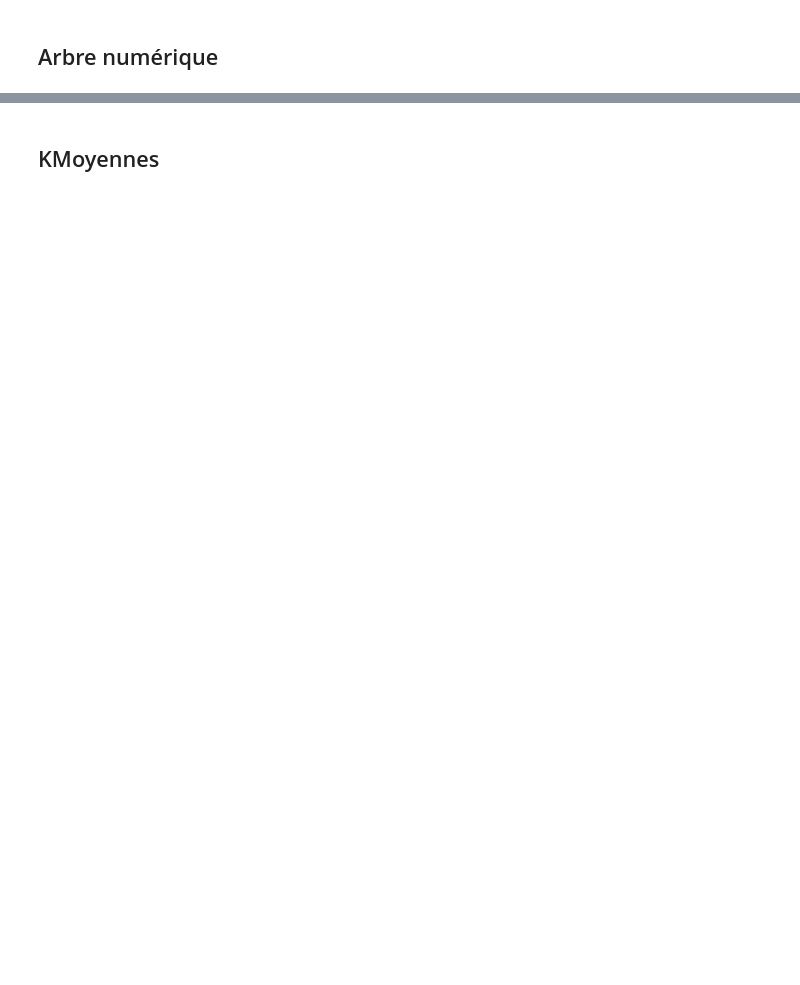
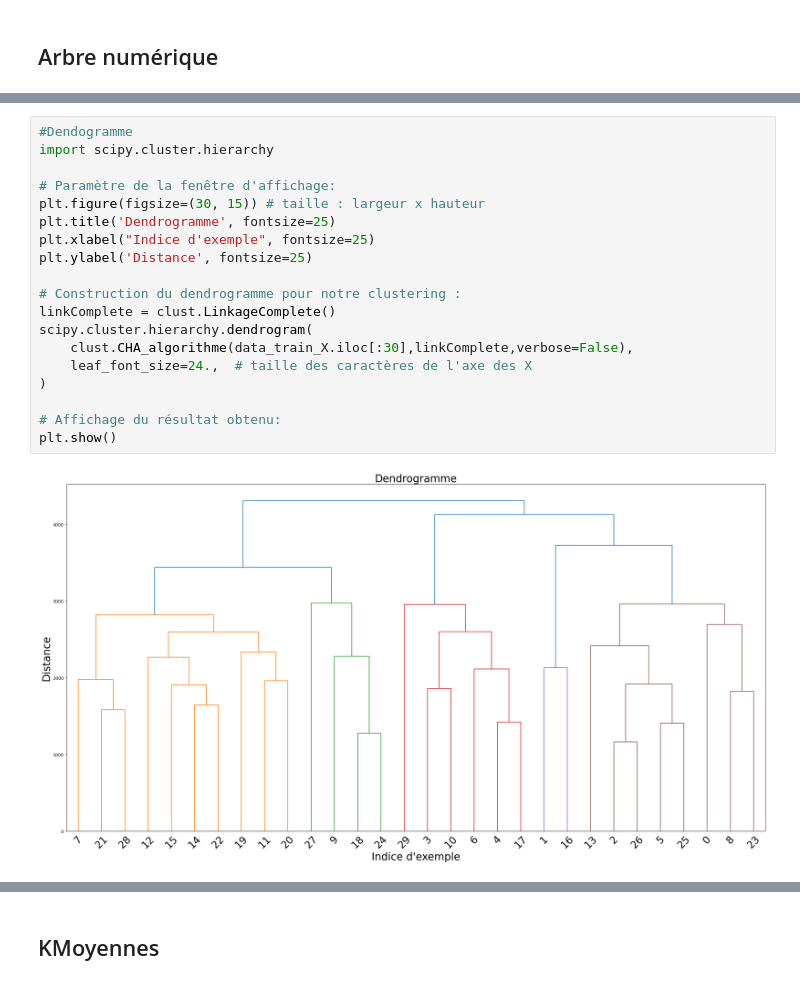
Before and after one commit to JeSuisSurGithub/SDD, a Jupyter notebook: projet/Projet/projet-Parant-Xia.ipynb, the cells around one changed output, grey strips where cells are left out. Drawn from its saved outputs; the diff is of its cells as text; blank space fills up the shorter version.

```diff
--- a/projet/Projet/projet-Parant-Xia.ipynb
+++ b/projet/Projet/projet-Parant-Xia.ipynb
@@ -631,0 +575,21 @@ seuil d'entropie = 1.01           accuracy moyenne: 0.030000000000000006
+# %%
+#Dendogramme
+import scipy.cluster.hierarchy
+
+# Paramètre de la fenêtre d'affichage:
+plt.figure(figsize=(30, 15)) # taille : largeur x hauteur
+plt.title('Dendrogramme', fontsize=25)
+plt.xlabel("Indice d'exemple", fontsize=25)
+plt.ylabel('Distance', fontsize=25)
+
+# Construction du dendrogramme pour notre clustering :
+linkComplete = clust.LinkageComplete()
+scipy.cluster.hierarchy.dendrogram(
+    clust.CHA_algorithme(data_train_X.iloc[:30],linkComplete,verbose=False),
+    leaf_font_size=24.,  # taille des caractères de l'axe des X
+)
+
+# Affichage du résultat obtenu:
+plt.show()
+# %% [output]
+[figure, new version]
```
Also changed, not shown: parts of 40 cells of this notebook, 3 other files.
